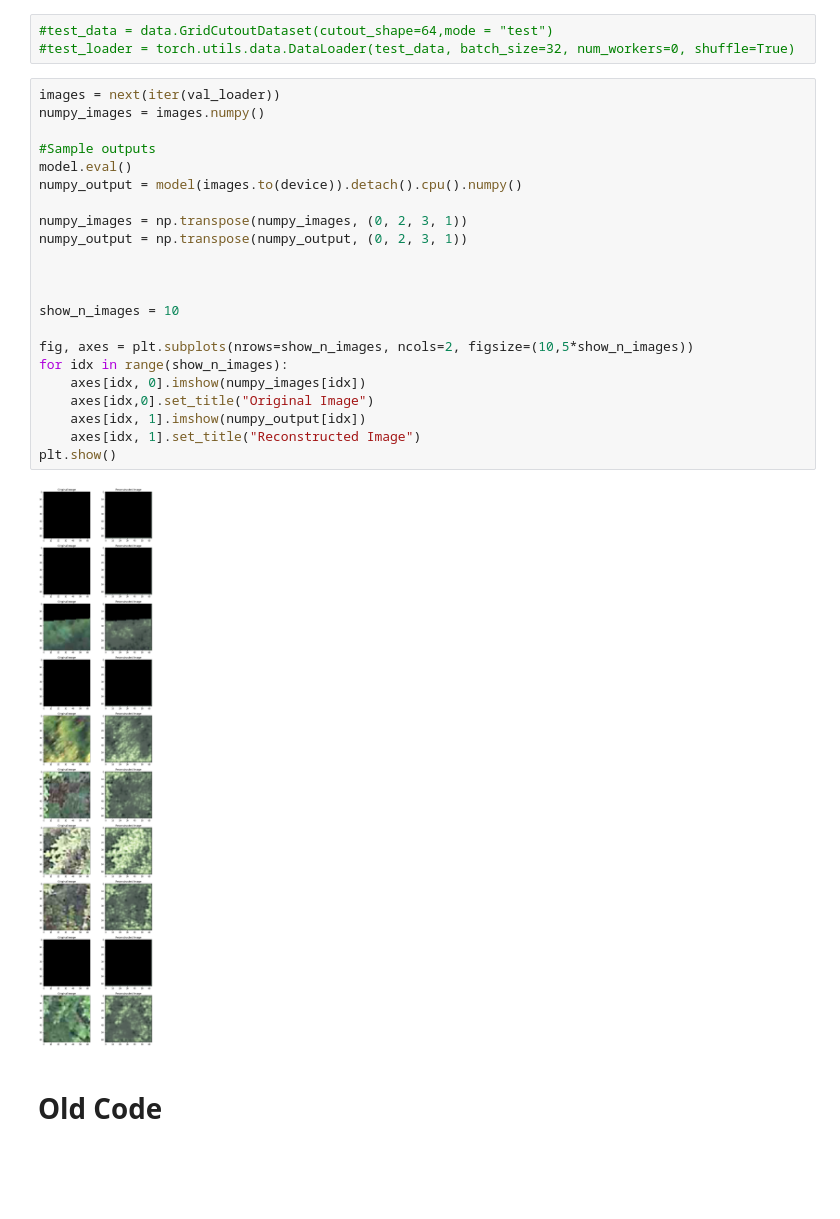
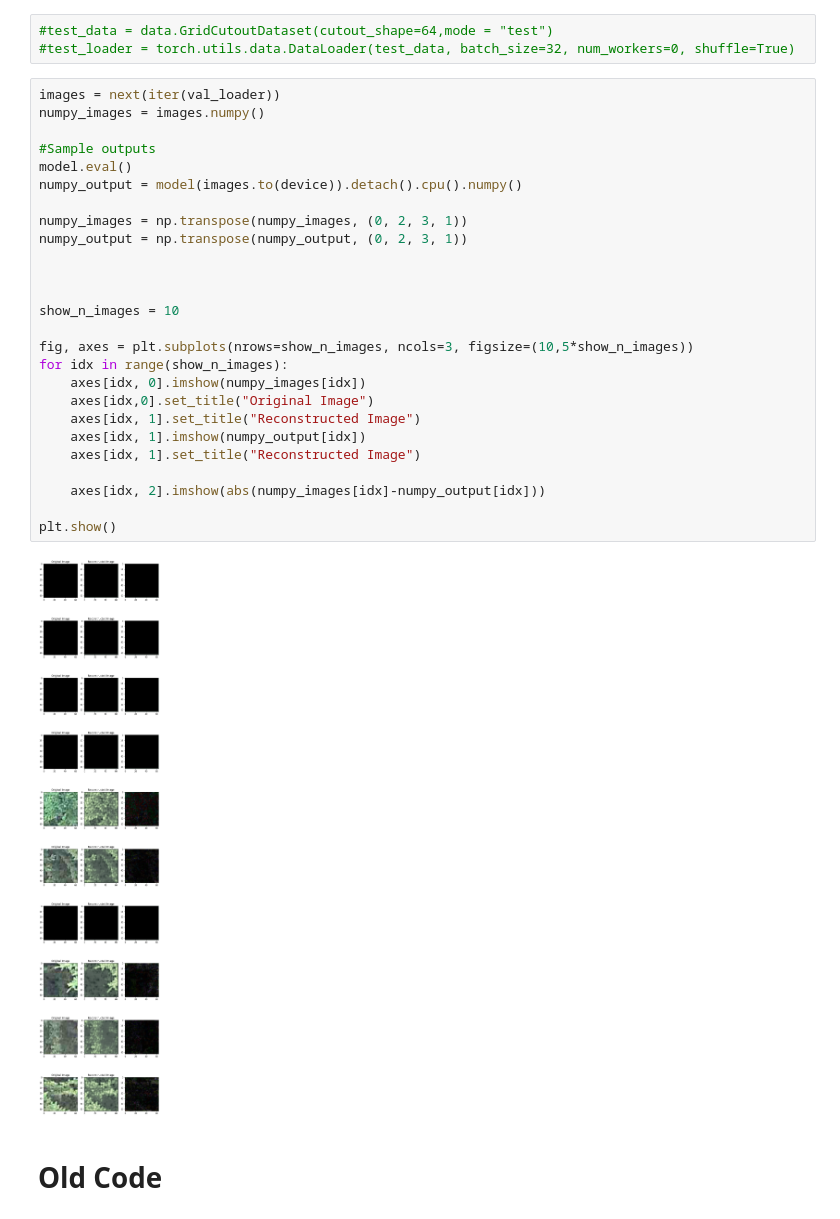
Before and after one commit to alexanderkrauck/WiSAR, a Jupyter notebook: 02_Basic_Autoencoder.ipynb, the cells around one changed output. Saved outputs shown, nothing was run; the diff lists cells and outputs as text; blank space fills up the shorter version.

```diff
--- a/02_Basic_Autoencoder.ipynb
+++ b/02_Basic_Autoencoder.ipynb
@@ -87,27 +87,31 @@ Paramters saved to file 'saved_models/ConvolutionalAutoencoderV1/2021-12-06_00-0
 # %%
 images = next(iter(val_loader))
 numpy_images = images.numpy()
 
 #Sample outputs
 model.eval()
 numpy_output = model(images.to(device)).detach().cpu().numpy()
 
 numpy_images = np.transpose(numpy_images, (0, 2, 3, 1))
 numpy_output = np.transpose(numpy_output, (0, 2, 3, 1))
 
 
 
 show_n_images = 10
 
-fig, axes = plt.subplots(nrows=show_n_images, ncols=2, figsize=(10,5*show_n_images))
+fig, axes = plt.subplots(nrows=show_n_images, ncols=3, figsize=(10,5*show_n_images))
 for idx in range(show_n_images):
     axes[idx, 0].imshow(numpy_images[idx])
     axes[idx,0].set_title("Original Image")
+    axes[idx, 1].set_title("Reconstructed Image")
     axes[idx, 1].imshow(numpy_output[idx])
     axes[idx, 1].set_title("Reconstructed Image")
+
+    axes[idx, 2].imshow(abs(numpy_images[idx]-numpy_output[idx]))
+
 plt.show()
 # %% [output]
-[figure, old version]
+[figure, new version]
 # %% [markdown]
 # Old Code
 # %%
```
Also changed, not shown: 2 other files.
